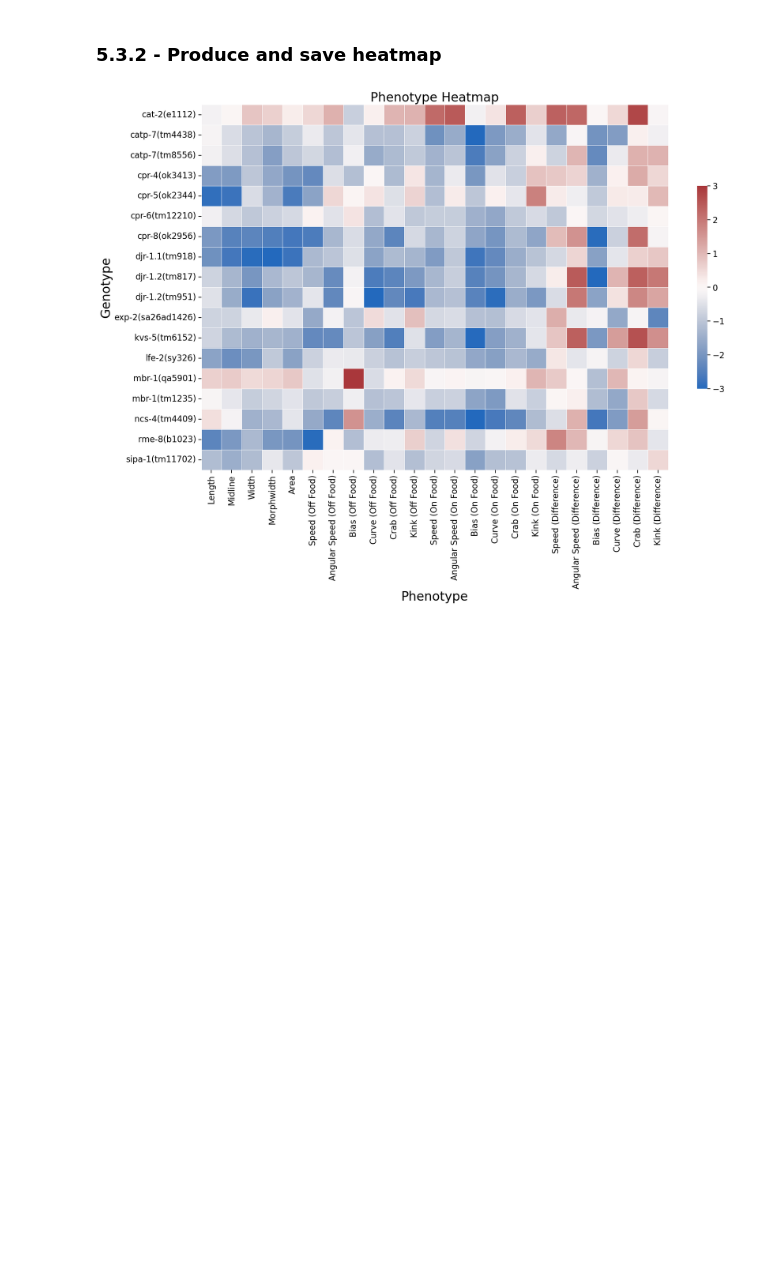
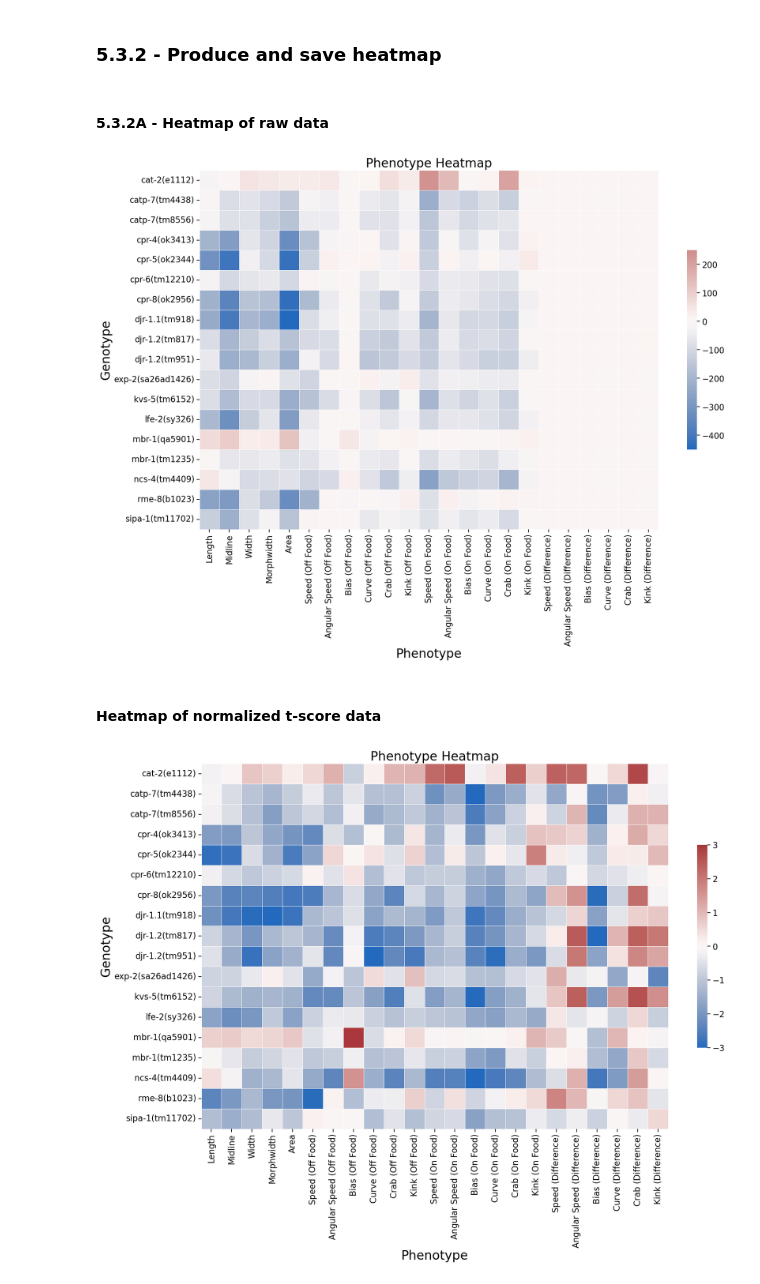
Before and after one commit to JosephLiangUBC/Joseph-Jupyter-Notebooks, a Jupyter notebook: Chris/Chris_postcsv_PhenotypeDataProcessing_GraphsAndHeatmaps.ipynb, the cells around one changed output. Cells and saved outputs as stored; diff of their text form; code cells hidden in the pictures; blank space fills up the shorter version.

Commit message:
Fixed heatmaps

```diff
--- a/Chris/Chris_postcsv_PhenotypeDataProcessing_GraphsAndHeatmaps.ipynb
+++ b/Chris/Chris_postcsv_PhenotypeDataProcessing_GraphsAndHeatmaps.ipynb
@@ -1140,6 +1138,43 @@ rme-8(b1023)       0.798533  0.001990 -1.711045
 sipa-1(tm11702)   -0.114241 -0.000819  2.195869
 # %% [markdown]
 ### 5.3.2 - Produce and save heatmap
+# %% [markdown]
+#### 5.3.2A - Heatmap of raw data
+# %%
+sns.set_context('notebook')
+plt.figure(figsize = (20,14))
+plt.rc('xtick', labelsize = 16)
+plt.rc('ytick', labelsize = 16)
+ax = sns.heatmap(data = full_heatmap,
+                 annot = False,
+                 linewidth = 0.5,
+                 square = True,
+                 cmap = "vlag",
+                 center = 0,
+                 vmax = 250, # full_heatmap max = 236.046
+                 vmin = -450, # full_heatmap min = -446.724
+                 # xticklabels = 1,
+                 xticklabels = ['Length', 'Midline', 'Width', 'Morphwidth', 'Area',
+                                'Speed (Off Food)', 'Angular Speed (Off Food)', 'Bias (Off Food)',
+                                'Curve (Off Food)', 'Crab (Off Food)', 'Kink (Off Food)',
+                                'Speed (On Food)', 'Angular Speed (On Food)', 'Bias (On Food)',
+                                'Curve (On Food)', 'Crab (On Food)', 'Kink (On Food)',
+                                'Speed (Difference)', 'Angular Speed (Difference)', 'Bias (Difference)',
+                                'Curve (Difference)', 'Crab (Difference)', 'Kink (Difference)'],
+                 yticklabels = 1,
+                 cbar_kws = {"shrink": .5,
+                             # "label": "Normalized Behaviour Score"
+                            })
+ax.set_ylabel('Genotype', fontsize = 24)
+ax.set_xlabel('Phenotype', fontsize = 24)
+ax.set_title('Phenotype Heatmap', fontsize = 24)
+# plt.savefig('BehaviourScore_GENE_normalized2_square.jpg', format='jpg', dpi=450, bbox_inches = "tight")
+plt.savefig('Complete_GENE_heatmap_square.jpg', format = 'jpg', dpi = 450, bbox_inches = "tight")
+plt.show()
+# %% [output]
+[figure, added]
+# %% [markdown]
+#### Heatmap of normalized t-score data
 # %%
 sns.set_context('notebook')
 plt.figure(figsize = (20,14))
```
Also changed, not shown: parts of 3 cells of this notebook.
